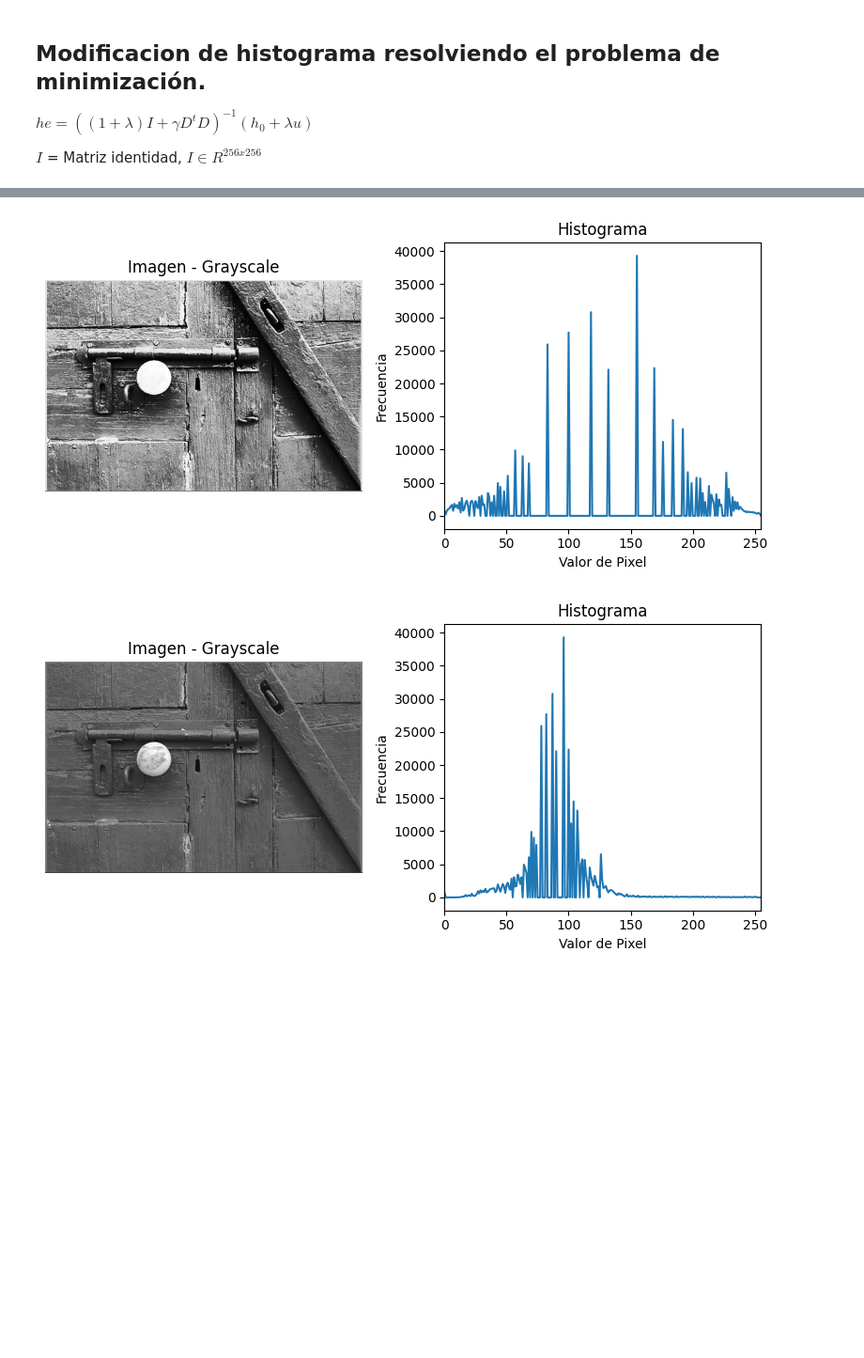
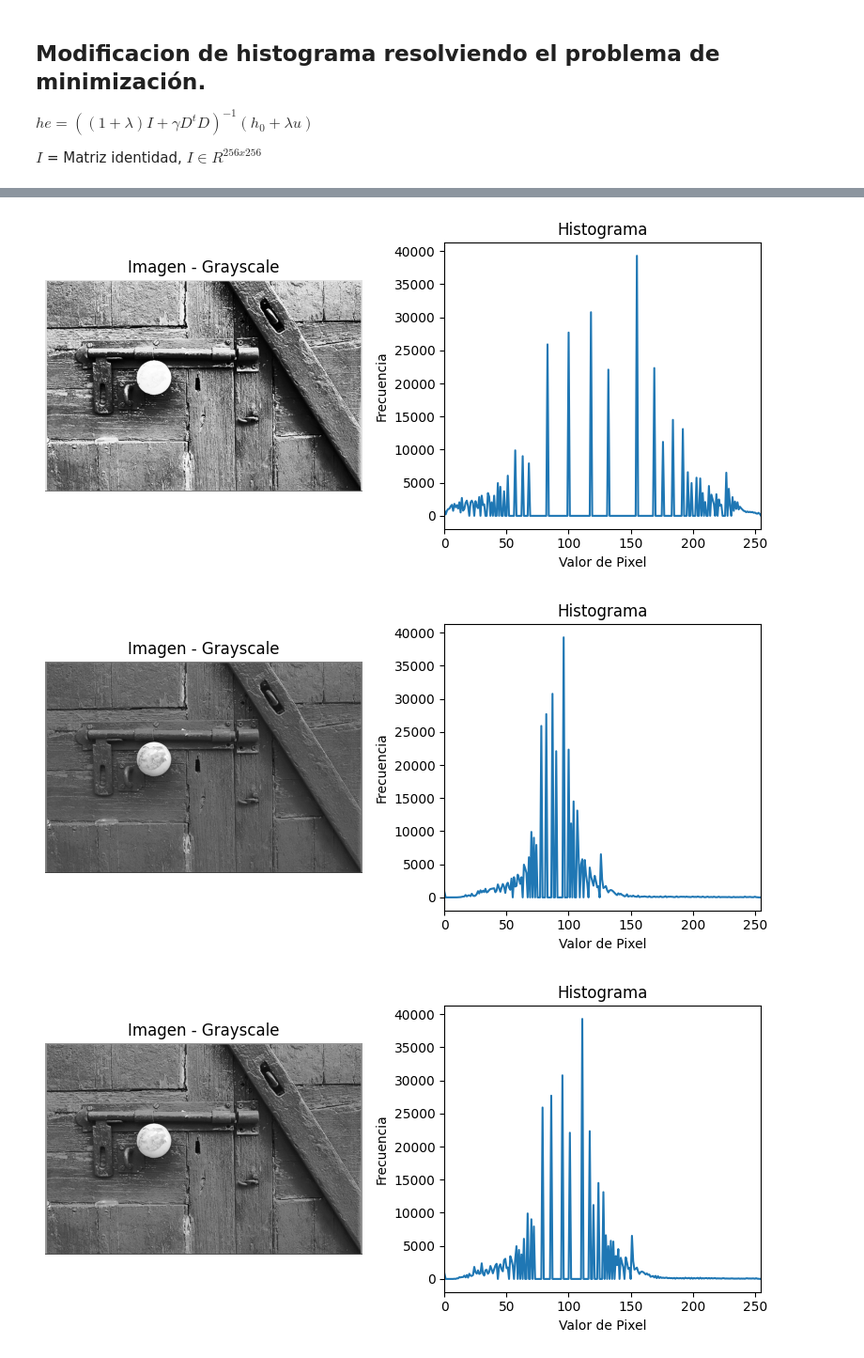
Before and after one commit to ollinurb/elementos-reconocimiento-visual, a Jupyter notebook: practica_1.ipynb, the cells around one changed output, grey strips where cells are left out. Shown at 94% size. Saved outputs shown, nothing was run; the diff lists cells and outputs as text; code cells hidden in the pictures; blank space fills up the shorter version.

```diff
--- a/practica_1.ipynb
+++ b/practica_1.ipynb
@@ -172,30 +174,33 @@ from scipy import sparse
 
 def minimizacion(lamda, gamma, imagen):
     img = np.array(imagen)
     matriz_identidad = np.identity(256)
     diag1 = np.ones(256, dtype=np.int8)
     diag2 = np.negative(diag1)
     diagonales = [diag1, diag2]
     matriz_diferencias = sparse.diags(diagonales, [0, 1],dtype=np.int8).toarray()
     matriz_diferencias_transpuesta = matriz_diferencias.transpose()
     prod_mat_dif = np.matmul(matriz_diferencias,matriz_diferencias_transpuesta)
     arg1 = np.linalg.inv((1+lamda)*matriz_identidad+gamma*prod_mat_dif)
     hist_uniforme = np.random.uniform(low=128, high=128,size=256)
     img = np.array(imagen)
     hist, bins = np.histogram(img, bins=256, range=(0, 256))
     hist2 = hist+hist_uniforme*lamda
     he = hist2*arg1
     fdc = hist2.cumsum()  #funcion de distribucion acumulada numpy
     fdc_normalizada = (fdc * 255) / fdc[255]
     ecualizada = fdc_normalizada[img].astype(int)
     return ecualizada
 
 histograma(door)
 minimizada = minimizacion(1,0,door)
 histograma(minimizada)
 minimizada = minimizacion(50,100,door)
 histograma(minimizada)
+minimizada = minimizacion(20,5,door)
+histograma(minimizada)
 # %% [output]
 [figure]
 [figure]
 [figure]
+[figure, added]
```
Also changed, not shown: parts of 3 cells of this notebook, 1 other file.
